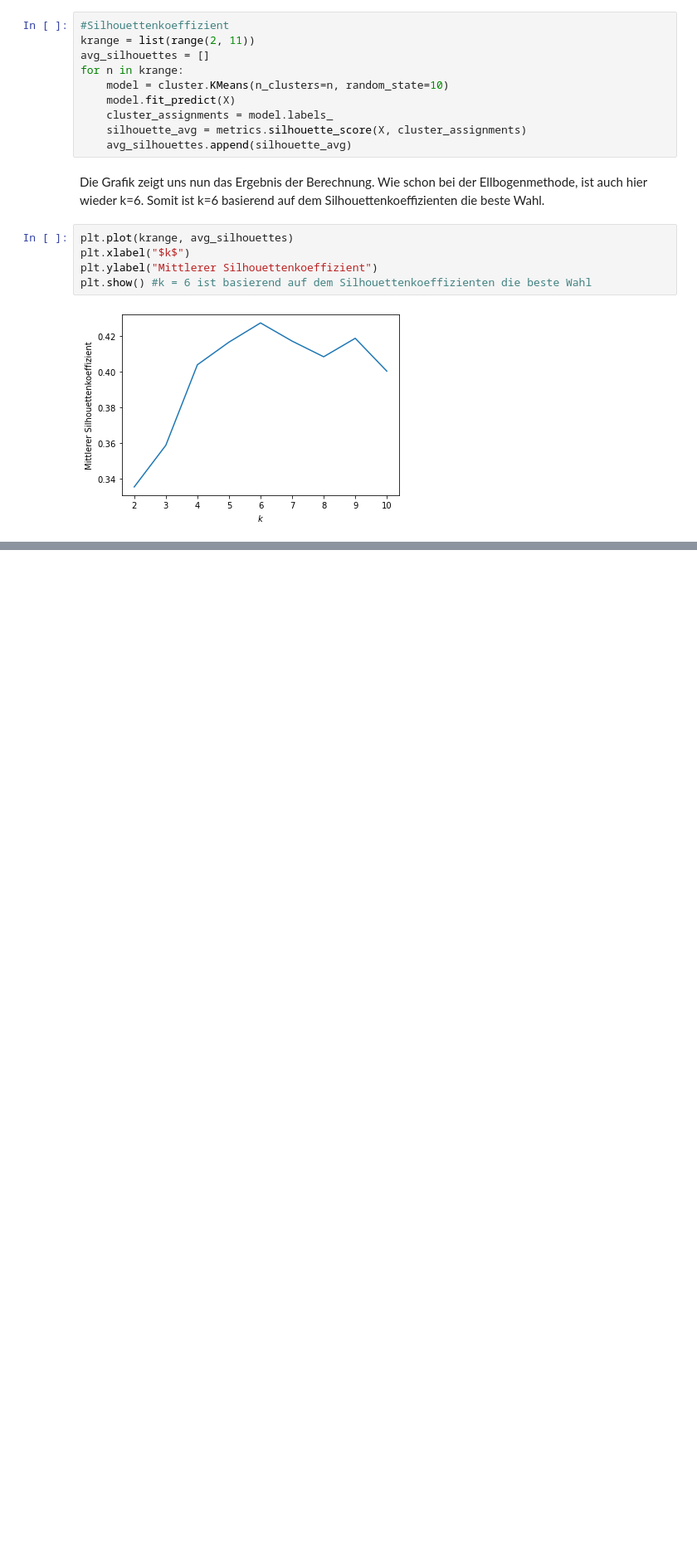
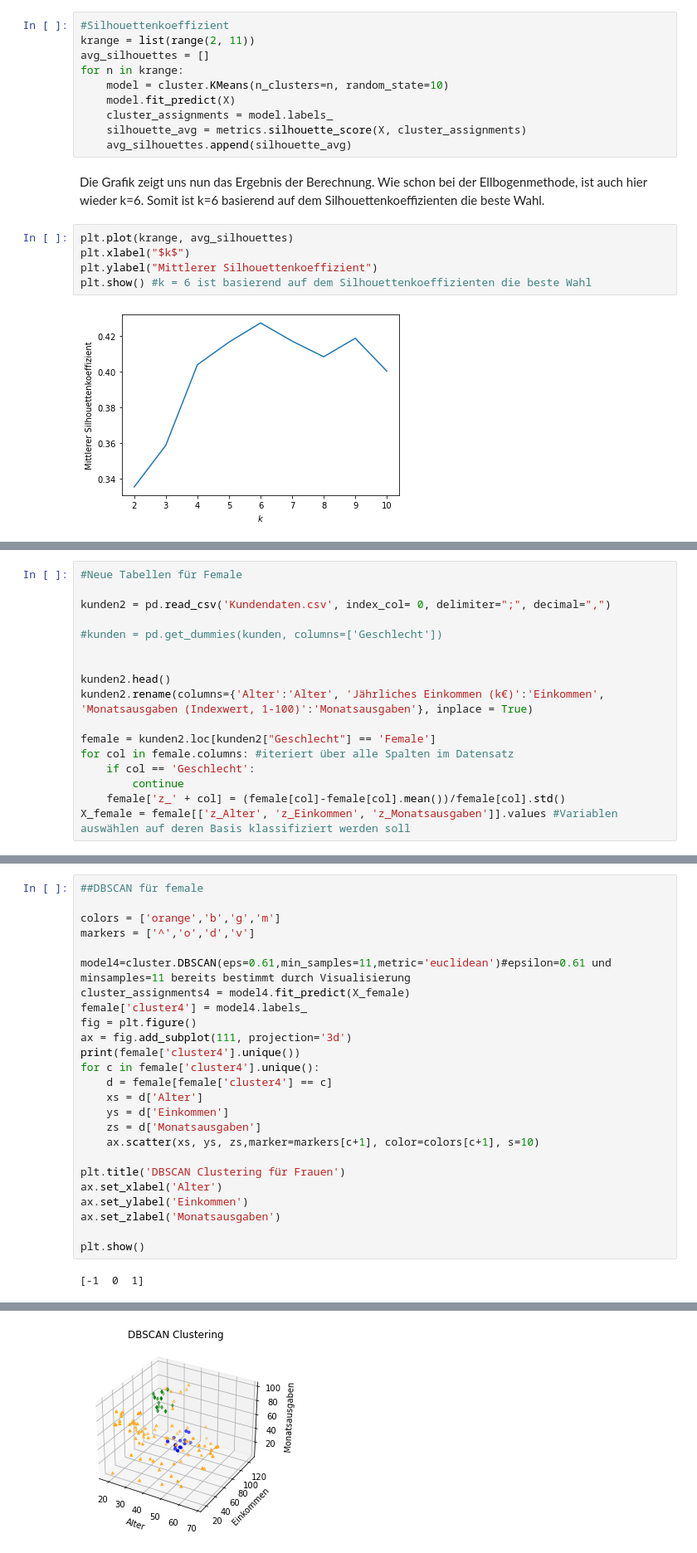
Before and after one commit to DeniseRekic/Notenbonus_CRM, a Jupyter notebook: Notenbonusprojekt.ipynb, the cells around one changed output, grey strips where cells are left out. Shown at 83% size. Saved outputs shown, nothing was run; the diff lists cells and outputs as text; blank space fills up the shorter version.

```diff
--- a/Notenbonusprojekt.ipynb
+++ b/Notenbonusprojekt.ipynb
@@ -370,0 +201,17 @@ plt.show()
+# %%
+#Neue Tabellen für Female
+
+kunden2 = pd.read_csv('Kundendaten.csv', index_col= 0, delimiter=";", decimal=",")
+
+#kunden = pd.get_dummies(kunden, columns=['Geschlecht'])
+
+
+kunden2.head()
+kunden2.rename(columns={'Alter':'Alter', 'Jährliches Einkommen (k€)':'Einkommen', 'Monatsausgaben (Indexwert, 1-100)':'Monatsausgaben'}, inplace = True)
+
+female = kunden2.loc[kunden2["Geschlecht"] == 'Female']
+for col in female.columns: #iteriert über alle Spalten im Datensatz
+    if col == 'Geschlecht':
+        continue
+    female['z_' + col] = (female[col]-female[col].mean())/female[col].std()
+X_female = female[['z_Alter', 'z_Einkommen', 'z_Monatsausgaben']].values #Variablen auswählen auf deren Basis klassifiziert werden soll
@@ -370,0 +234,27 @@ plt.show()
+# %%
+##DBSCAN für female
+
+colors = ['orange','b','g','m']
+markers = ['^','o','d','v']
+
+model4=cluster.DBSCAN(eps=0.61,min_samples=11,metric='euclidean')#epsilon=0.61 und minsamples=11 bereits bestimmt durch Visualisierung
+cluster_assignments4 = model4.fit_predict(X_female)
+female['cluster4'] = model4.labels_
+fig = plt.figure()
+ax = fig.add_subplot(111, projection='3d')
+print(female['cluster4'].unique())
+for c in female['cluster4'].unique():
+    d = female[female['cluster4'] == c]
+    xs = d['Alter']
+    ys = d['Einkommen']
+    zs = d['Monatsausgaben']
+    ax.scatter(xs, ys, zs,marker=markers[c+1], color=colors[c+1], s=10)
+
+plt.title('DBSCAN Clustering für Frauen')
+ax.set_xlabel('Alter')
+ax.set_ylabel('Einkommen')
+ax.set_zlabel('Monatsausgaben')
+
+plt.show()
+# %% [output]
+[-1  0  1]
@@ -370,0 +266 @@ plt.show()
+[figure, added]
```
Also changed, not shown: parts of 41 cells of this notebook.
